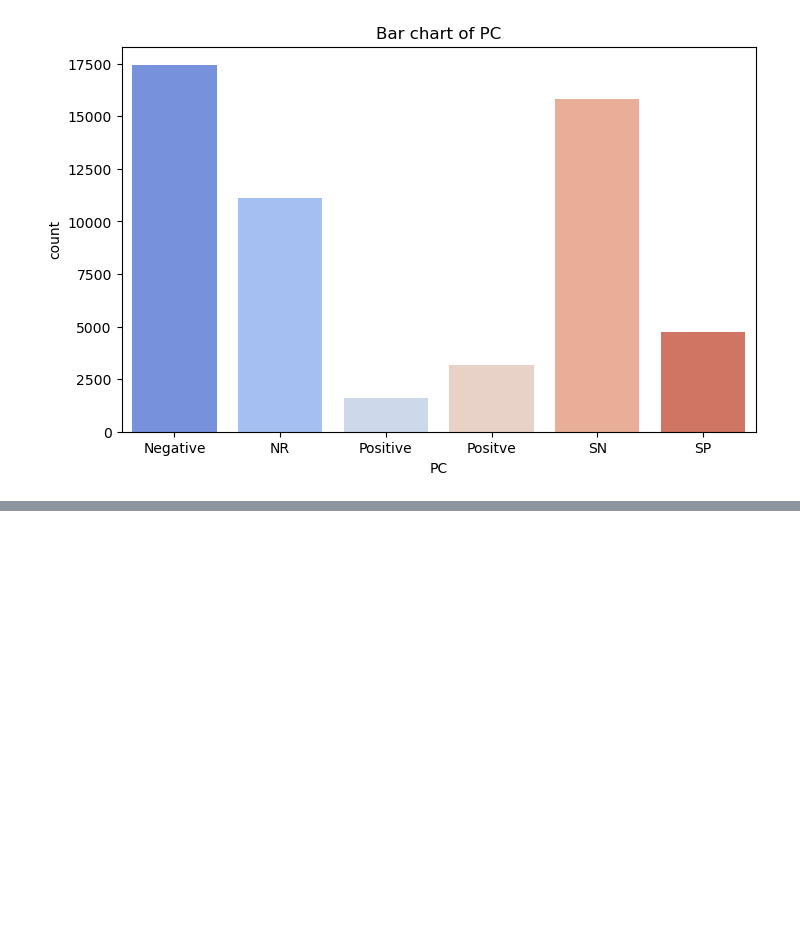
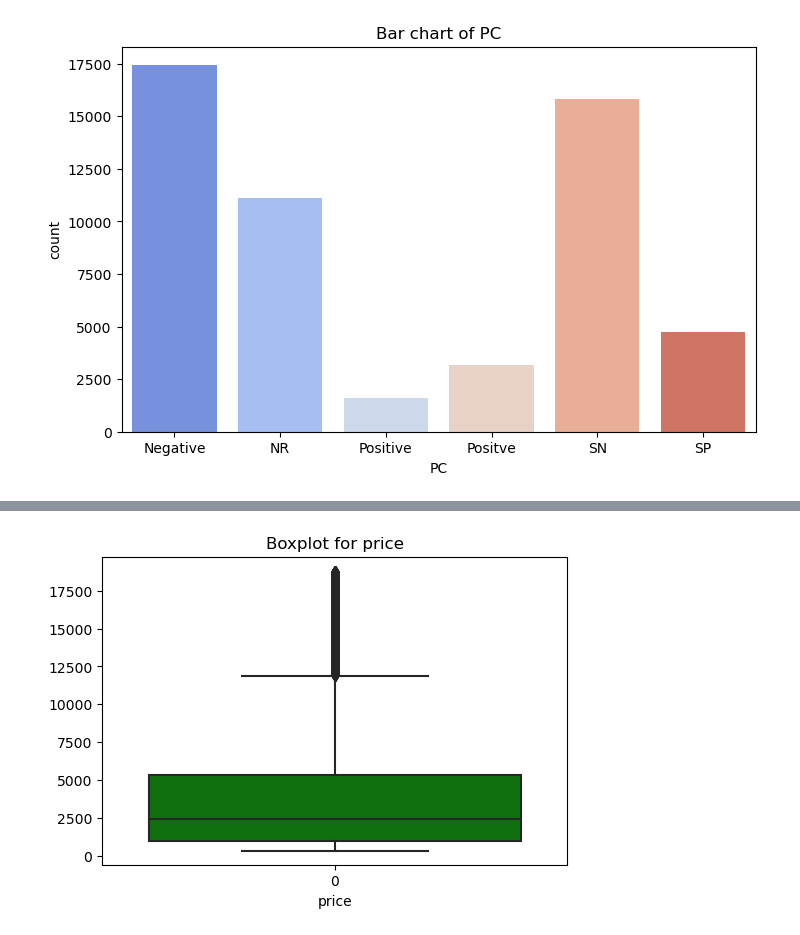
Before and after one commit to anitajn86/DATA-MINING-AND-ANALYTICS, a Jupyter notebook: PRACTICE 1/diamond pricing.ipynb, the cells around one changed output, grey strips where cells are left out. Cells and saved outputs as stored; diff of their text form; code cells hidden in the pictures; blank space fills up the shorter version.

```diff
--- a/PRACTICE 1/diamond pricing.ipynb
+++ b/PRACTICE 1/diamond pricing.ipynb
@@ -142,0 +182,8 @@ for col in catdiamonds:
+# %%
+plt.figure(figsize=(6,4))
+sb.boxplot(contdiamonds['price'],color='green')
+plt.title('Boxplot for price')
+plt.xlabel('price')
+plt.show()
+# %% [output]
+[figure, added]
```
Also changed, not shown: parts of 7 cells of this notebook, 1 other file.
